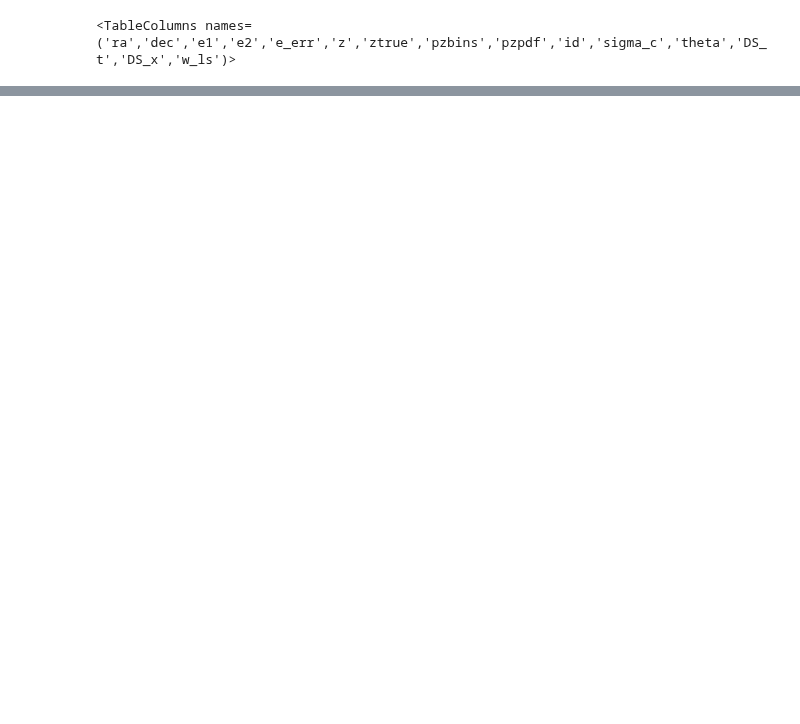
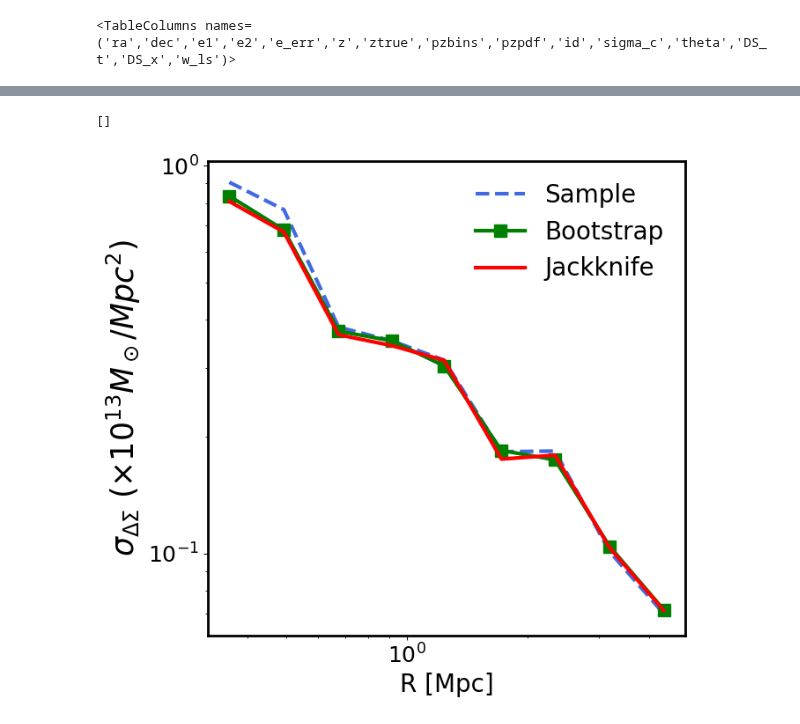
Before and after one commit to LSSTDESC/CLMM, a Jupyter notebook: examples/draw_M_z_from_hmf.ipynb, the cells around one changed output, grey strips where cells are left out. Saved outputs shown, nothing was run; the diff lists cells and outputs as text; code cells hidden in the pictures; blank space fills up the shorter version.

```diff
--- a/examples/draw_M_z_from_hmf.ipynb
+++ b/examples/draw_M_z_from_hmf.ipynb
@@ -327,16 +322,17 @@ WARNING: version mismatch between CFITSIO header (v40100) and linked library (v3
 # %%
-# random draw in the mass and redshift range (for simplicity, uniform instead of following an actual mass function)
 cluster_m = 10 **ran_logm
 cluster_z =  ran_z
-print(min(cluster_z), max(cluster_z))
-
+#Concentration CCL object to compute the theoretical concentration
 conc_obj = ccl.halos.ConcentrationDuffy08(hmd_200c)
 conc_list = []
 for number in range (0, len(cluster_m)):
     a = 1./(1. + (cluster_z[number]))
-    conc_list.append(conc_obj.get_concentration(cosmo, M = (cluster_m[number]),a = a))
+    theoretical_c = conc_obj.get_concentration(cosmo, M = (cluster_m[number]),a = a)
+#Generating gaussians centered on the theoretical concentration values to generate scattered concentrations
+    normal_c = np.random.normal(theoretical_c, 0.14)
+    conc_list.append(normal_c)
 
-c_list  = np.array(conc_list)
+conc_list  = np.array(conc_list)
 
 
 # randomly draw cluster positions on the sky
@@ -350,10 +355,10 @@ dec = np.arcsin(sindec) * 180 / np.pi #from -90 to 90 deg
 # %%
 gclist = []
 # number of galaxies in each cluster field (alternatively, can use the galaxy density instead)
-n_gals = 100
+n_gals = 10000
 #ngal_density = 10
 cosmo_clmm = Cosmology(H0 = 71.0, Omega_dm0 = 0.265 - 0.0448, Omega_b0 = 0.0448, Omega_k0 = 0.0)
-cosmo_clmm.set_be_cosmo(cosmo)
+#cosmo_clmm.set_be_cosmo(cosmo)
 for i in range(N):
     # generate background galaxy catalog for cluster i
     noisy_data_z = mock.generate_galaxy_catalog(cluster_m[i], cluster_z[i], conc_list[i], cosmo_clmm,
@@ -369,7 +374,6 @@ for i in range(N):
                                                 photoz_sigma_unscaled=0.02,
                                                 ngals=n_gals,
                                                 mean_e_err=.1)
-    print(i)
 
     cl = clmm.GalaxyCluster('mock_cluster', ra[i], dec[i], cluster_z[i], noisy_data_z)
 
@@ -382,7 +386,7 @@ for i in range(N):
     cl.compute_galaxy_weights(use_pdz = True,
     use_shape_noise = True, shape_component1 = 'e1', shape_component2 = 'e2',
     use_shape_error = True, shape_component1_err = 'e_err', shape_component2_err = 'e_err',
-    weight_name = 'w_ls', cosmo = cosmo, is_deltasigma = True, add = True)
+    weight_name = 'w_ls', cosmo = cosmo_clmm, is_deltasigma = True, add = True)
 
     # append the cluster in the list
     gclist.append(cl)
@@ -613,0 +433,14 @@ plt.plot(ran_logm, (ran_c), '.')
+# %%
+plt.figure(figsize = (7,7))
+plt.rcParams['axes.linewidth'] = 2
+plt.plot(clusterensemble.data['radius'][0], clusterensemble.sample_tangential_covariance.diagonal()**0.5/1e13,'--',c = 'royalblue', label = 'Sample', linewidth = 3)
+plt.plot(clusterensemble.data['radius'][0], clusterensemble.bootstrap_tangential_covariance.diagonal()**0.5/1e13,'-s',c = 'g', label = 'Bootstrap', linewidth = 3, markersize = 10)
+plt.plot(clusterensemble.data['radius'][0], clusterensemble.jackknife_tangential_covariance.diagonal()**0.5/1e13,c = 'r', label = 'Jackknife', linewidth = 3)
+plt.xlabel('R [Mpc]', fontsize =20)
+plt.ylabel(r'$\sigma_{\Delta\Sigma}\ (\times 10^{13} M_\odot /Mpc^2)$', fontsize =25)
+plt.tick_params(axis='both', which = 'major', labelsize= 18)
+plt.legend(frameon = False, fontsize = 20)
+plt.loglog()
+# %% [output]
+[]
+[figure, added]
```
Also changed, not shown: parts of 27 cells of this notebook.
